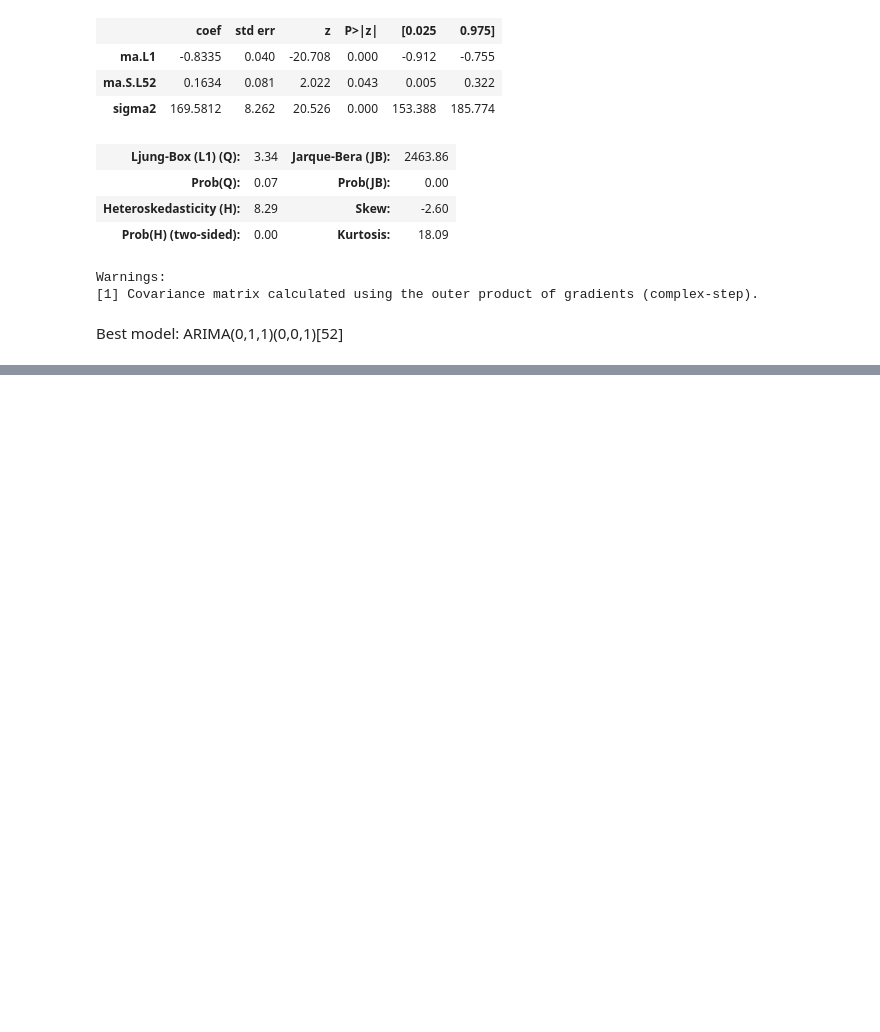
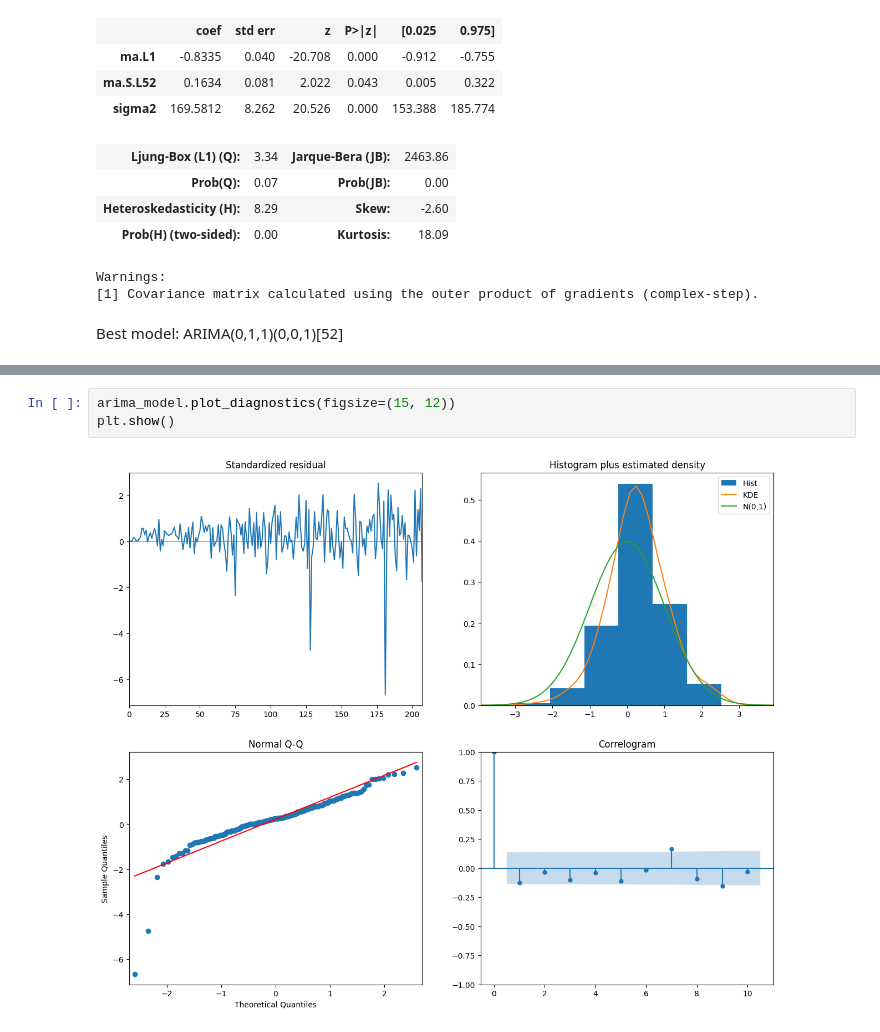
Before and after one commit to wz7475/streaming-service-sales, a Jupyter notebook: model/model.ipynb, the cells around one changed output, grey strips where cells are left out. Drawn from its saved outputs; the diff is of its cells as text; blank space fills up the shorter version.

```diff
--- a/model/model.ipynb
+++ b/model/model.ipynb
@@ -219,0 +242,5 @@ Best model:  ARIMA(0,1,1)(0,0,1)[52]
+# %%
+arima_model.plot_diagnostics(figsize=(15, 12))
+plt.show()
+# %% [output]
+[figure, added]
```
Also changed, not shown: parts of 1 cell of this notebook, 3 other files.
